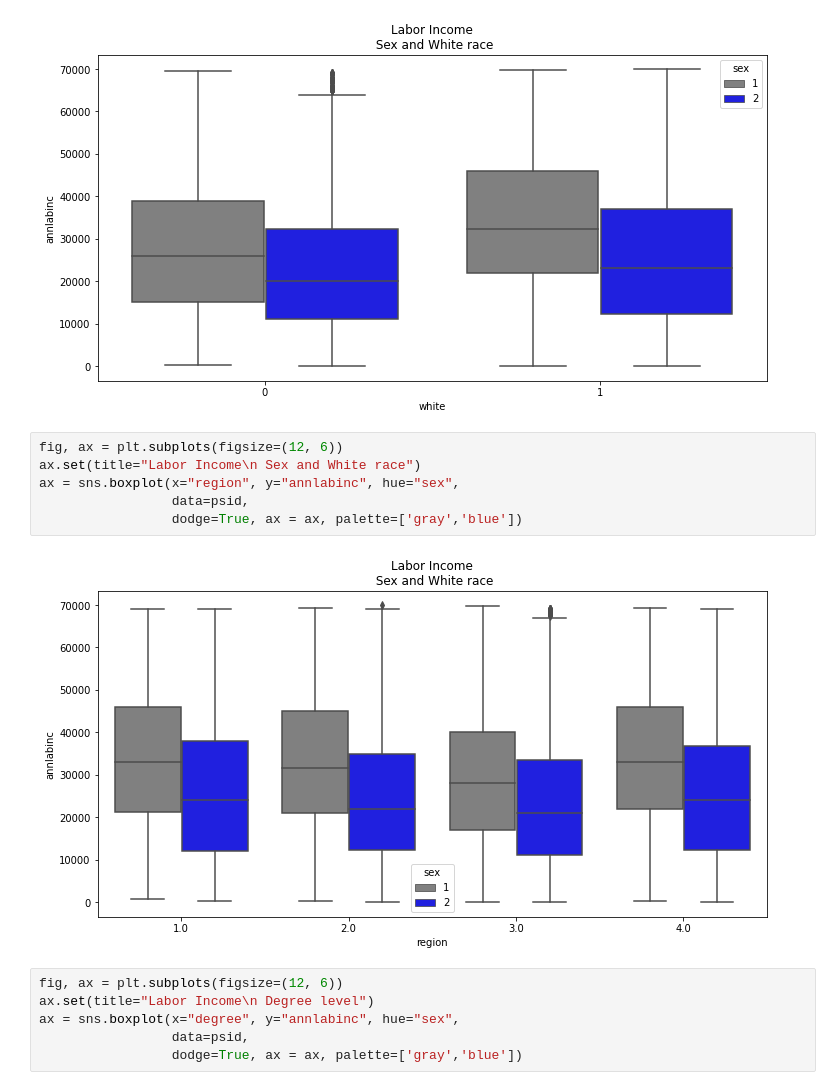
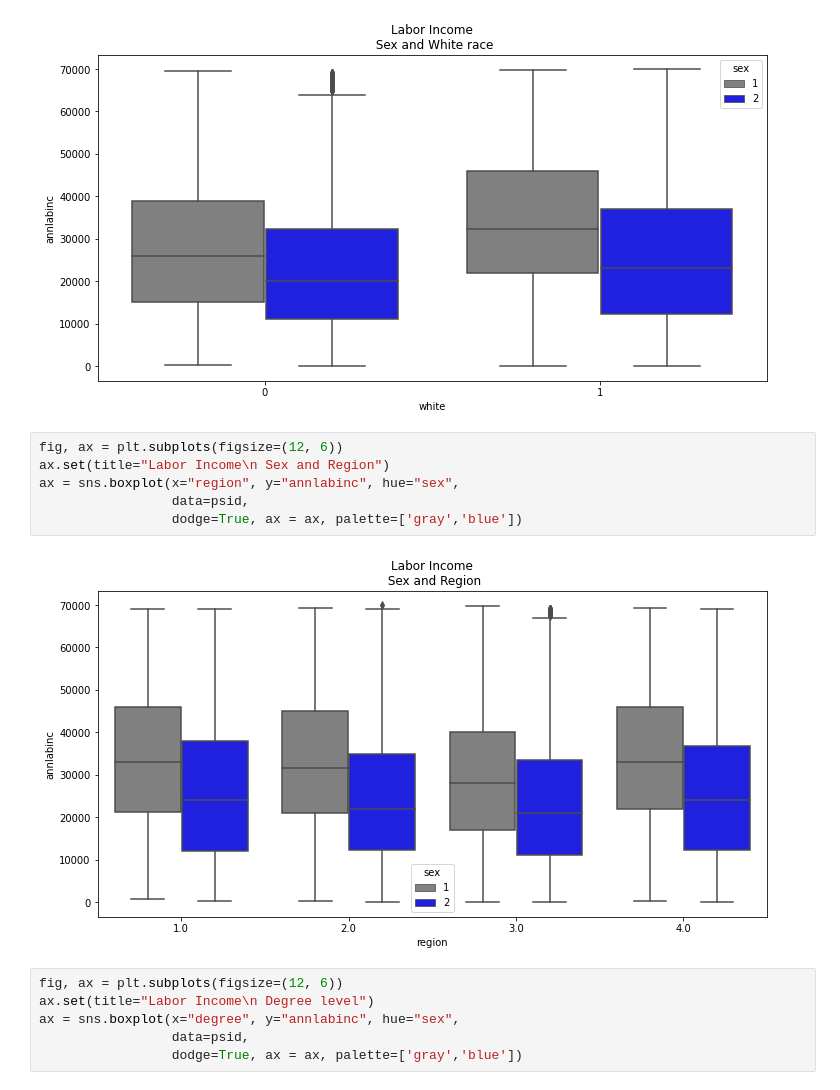
Before and after one commit to jcalvesoliveira/gender-pay-gap, a Jupyter notebook: notebooks/1.0-jo-initial-data-exploration.ipynb, the cells around one changed output. Drawn from its saved outputs; the diff is of its cells as text.

```diff
--- a/notebooks/1.0-jo-initial-data-exploration.ipynb
+++ b/notebooks/1.0-jo-initial-data-exploration.ipynb
@@ -159,12 +159,12 @@ ax = sns.boxplot(x="white", y="annlabinc", hue="sex",
 [figure]
 # %%
 fig, ax = plt.subplots(figsize=(12, 6))
-ax.set(title="Labor Income\n Sex and White race")
+ax.set(title="Labor Income\n Sex and Region")
 ax = sns.boxplot(x="region", y="annlabinc", hue="sex",
                  data=psid,
                  dodge=True, ax = ax, palette=['gray','blue'])
 # %% [output]
-[figure, old version]
+[figure, new version]
 # %%
 fig, ax = plt.subplots(figsize=(12, 6))
 ax.set(title="Labor Income\n Degree level")
```
Also changed, not shown: parts of 1 cell of this notebook.
